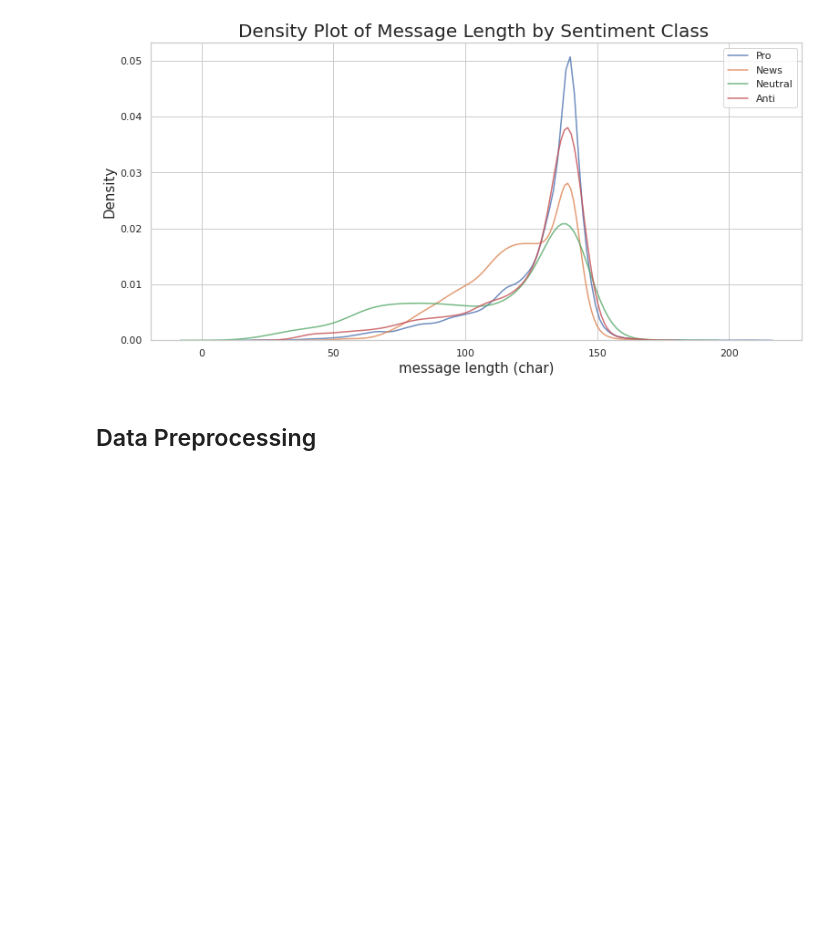
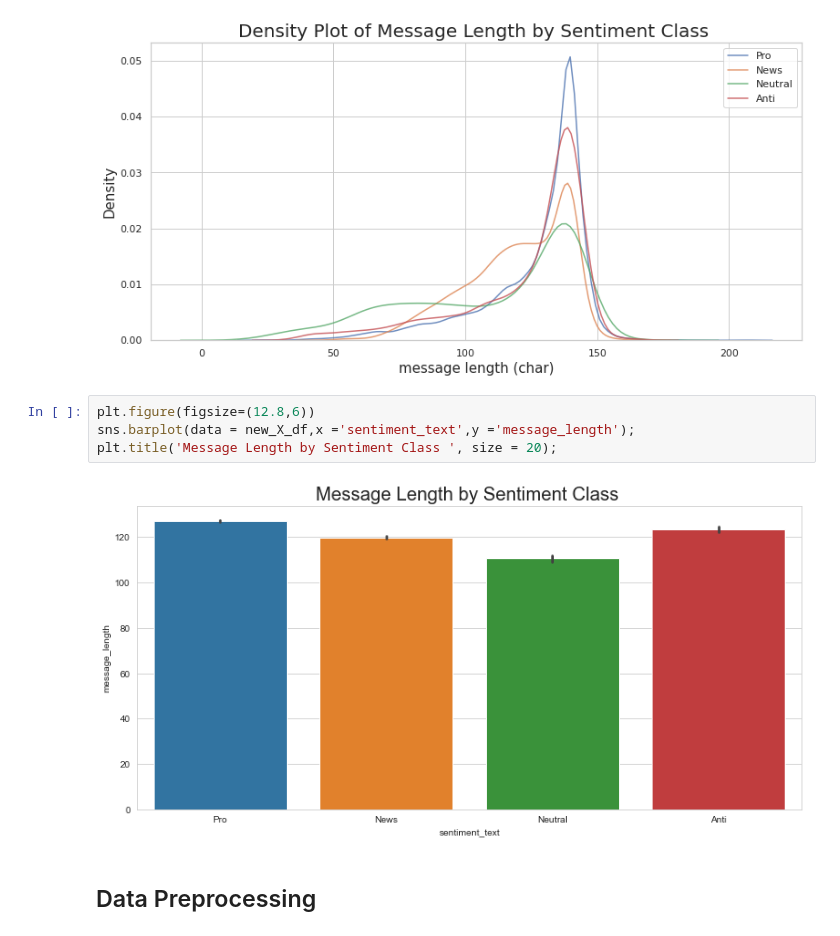
Before and after one commit to lejone/Classification, a Jupyter notebook: Classification Predict.ipynb, the cells around one changed output. Saved outputs shown, nothing was run; the diff lists cells and outputs as text; blank space fills up the shorter version.

```diff
--- a/Classification Predict.ipynb
+++ b/Classification Predict.ipynb
@@ -235,6 +219,12 @@ plt.xlabel('message length (char)', size = 15); plt.ylabel('Density', size = 15)
 plt.title('Density Plot of Message Length by Sentiment Class ', size = 20);
 # %% [output]
 [figure]
+# %%
+plt.figure(figsize=(12.8,6))
+sns.barplot(data = new_X_df,x ='sentiment_text',y ='message_length');
+plt.title('Message Length by Sentiment Class ', size = 20);
+# %% [output]
+[figure, added]
 # %% [markdown]
 ## Data Preprocessing
 # %% [markdown]
```
Also changed, not shown: parts of 6 cells of this notebook.
